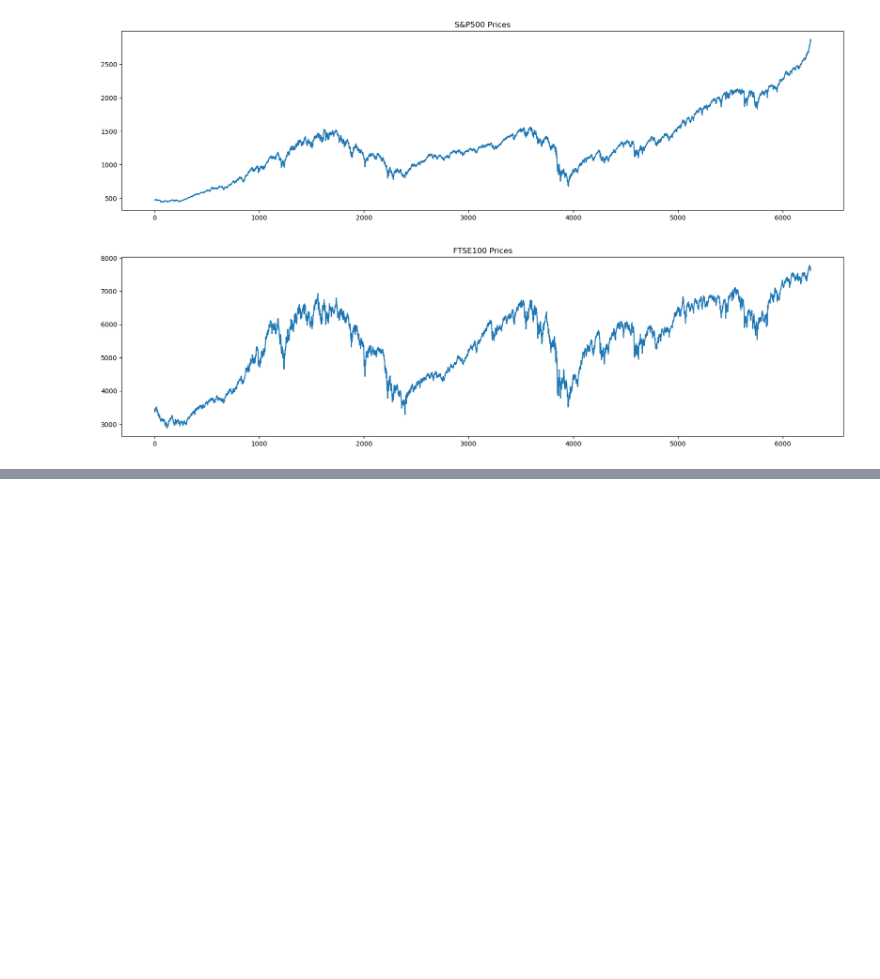
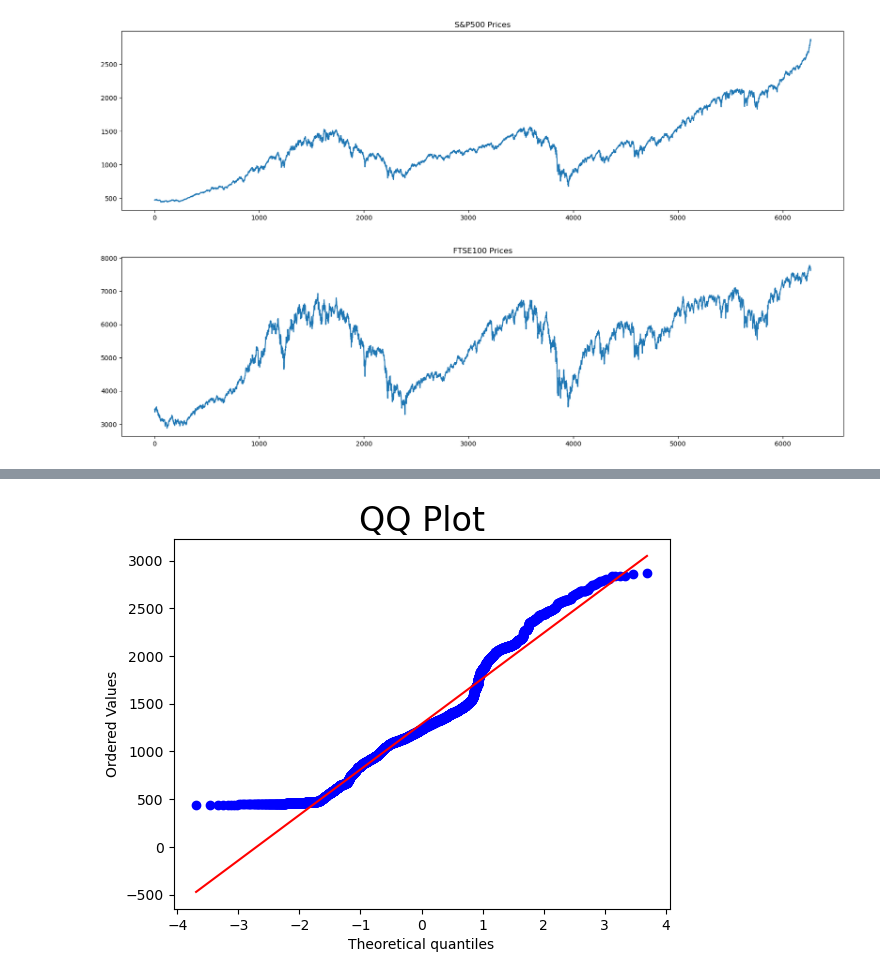
Before and after one commit to Michal-Radomski/Udemy-ML-and-DS-courses, a Jupyter notebook: 11_Time-Series/01_time-series.ipynb, the cells around one changed output, grey strips where cells are left out. Drawn from its saved outputs; the diff is of its cells as text; code cells hidden in the pictures; blank space fills up the shorter version.

```diff
--- a/11_Time-Series/01_time-series.ipynb
+++ b/11_Time-Series/01_time-series.ipynb
@@ -91,3 +93,9 @@ plt.show()
 # %%
 import scipy.stats
 import pylab
+# %%
+scipy.stats.probplot(df_comp.spx, plot = pylab)
+plt.title("QQ Plot", size = 24)
+pylab.show()
+# %% [output]
+[figure, added]
```
Also changed, not shown: parts of 1 cell of this notebook, 1 other file.
